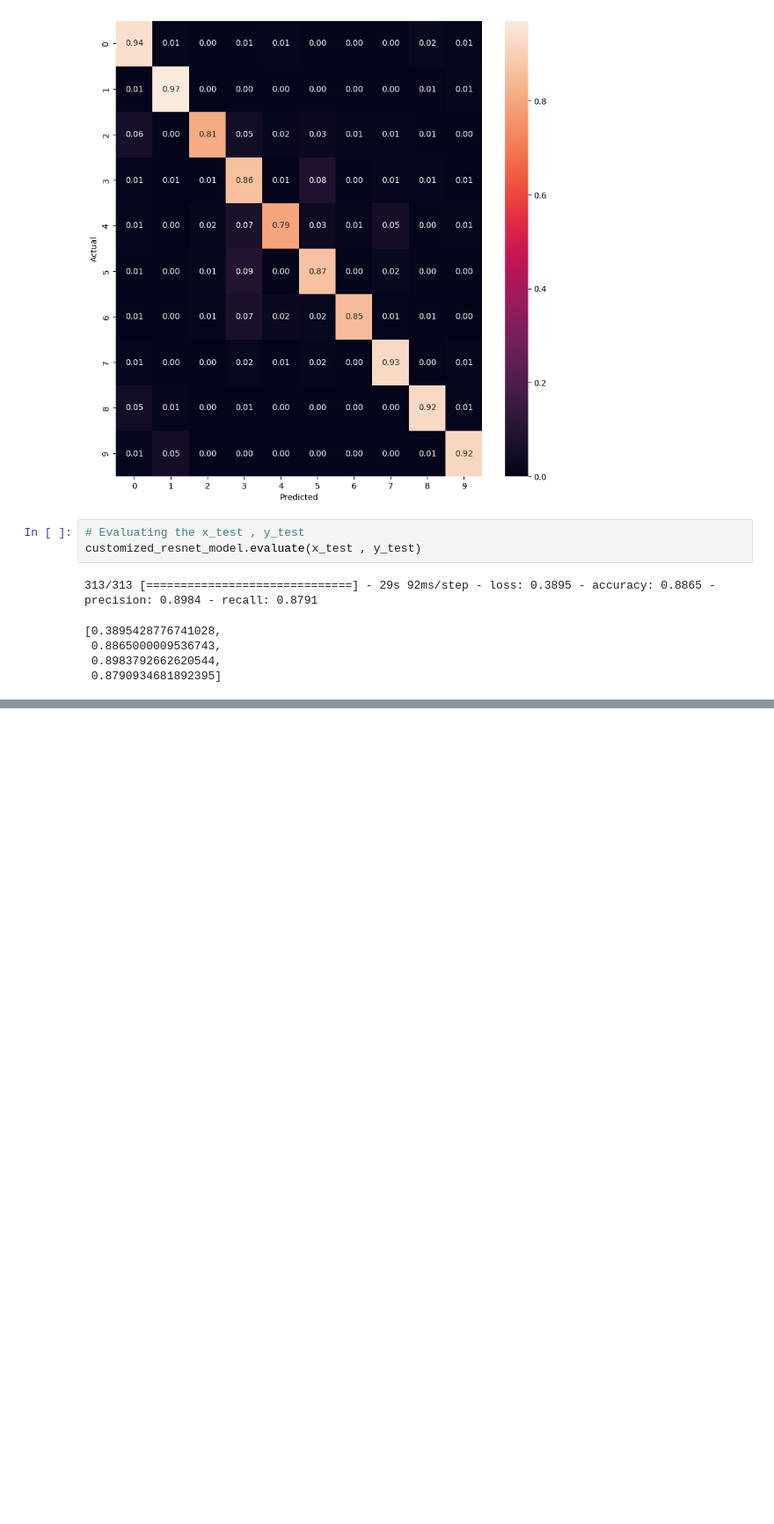
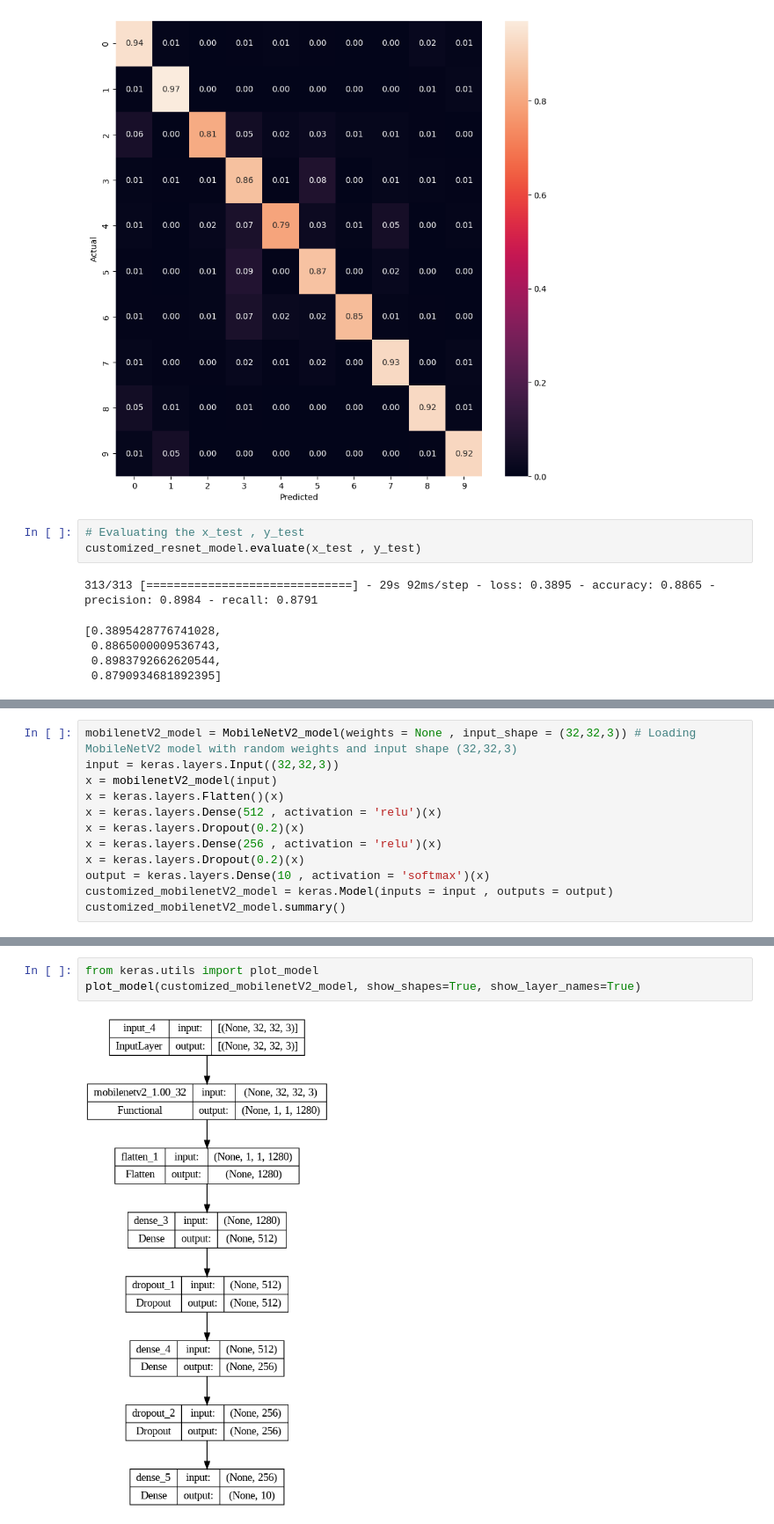
Before and after one commit to Mohammad-Amin-Jenadele/knowledge-distillation-CIFAR10, a Jupyter notebook: main.ipynb, the cells around one changed output, grey strips where cells are left out. Shown at 88% size. Cells and saved outputs as stored; diff of their text form; blank space fills up the shorter version.

```diff
--- a/main.ipynb
+++ b/main.ipynb
@@ -124,0 +133,12 @@ customized_resnet_model.evaluate(x_test , y_test)
+# %%
+mobilenetV2_model = MobileNetV2_model(weights = None , input_shape = (32,32,3)) # Loading MobileNetV2 model with random weights and input shape (32,32,3)
+input = keras.layers.Input((32,32,3))
+x = mobilenetV2_model(input)
+x = keras.layers.Flatten()(x)
+x = keras.layers.Dense(512 , activation = 'relu')(x)
+x = keras.layers.Dropout(0.2)(x)
+x = keras.layers.Dense(256 , activation = 'relu')(x)
+x = keras.layers.Dropout(0.2)(x)
+output = keras.layers.Dense(10 , activation = 'softmax')(x)
+customized_mobilenetV2_model = keras.Model(inputs = input , outputs = output)
+customized_mobilenetV2_model.summary()
@@ -124,0 +163,5 @@ customized_resnet_model.evaluate(x_test , y_test)
+# %%
+from keras.utils import plot_model
+plot_model(customized_mobilenetV2_model, show_shapes=True, show_layer_names=True)
+# %% [output]
+[figure, added]
```
Also changed, not shown: parts of 11 cells of this notebook.
